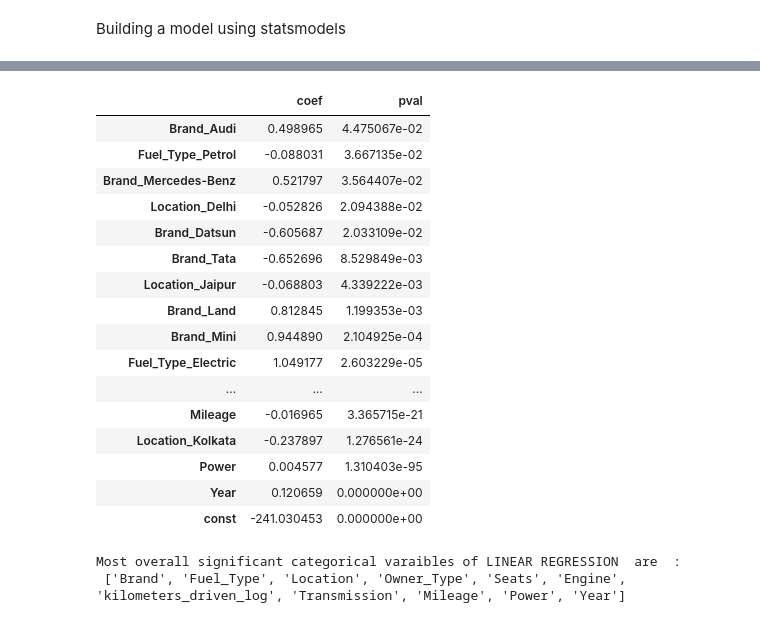
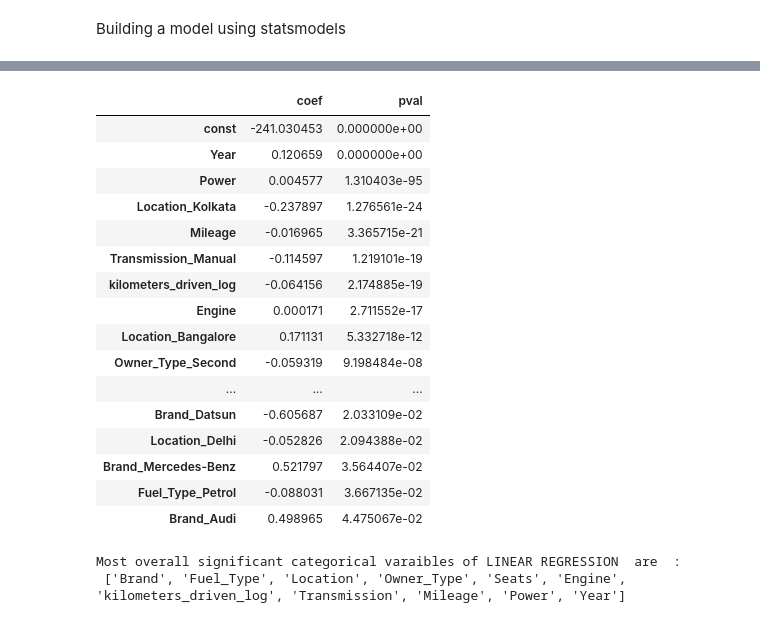
Before and after one commit to AndrewBorst/Data-Science-Portfolio, a Jupyter notebook: Capstone/Andrew_Borst_Milestone_2_Regression.ipynb, the cells around one changed output, grey strips where cells are left out. Cells and saved outputs as stored; diff of their text form; code cells hidden in the pictures.

Commit message:
Merged Milestones

```diff
--- a/Capstone/Andrew_Borst_Milestone_2_Regression.ipynb
+++ b/Capstone/Andrew_Borst_Milestone_2_Regression.ipynb
@@ -43,7 +43,7 @@ pd.set_option("display.max_columns", None)
 # pd.set_option('display.max_rows', None)
 pd.set_option("display.max_rows", 200)
 # %%
-cars_data = pd.read_csv("..\\..\\Public_Datasets\\used_cars_milestone_1.csv")
+cars_data = pd.read_csv("..\\Public_Datasets\\used_cars_milestone_1.csv")
 # %%
 # drop observations missing the dependent values
 cars_data.info()
@@ -233,28 +234,28 @@ strong multicollinearity or other numerical problems.
 olsmod = pd.DataFrame(olsmodel1.params, columns=['coef'])
 olsmod['pval']=olsmodel1.pvalues
 # %%
-# FIlter by significant p-value (pval <0.05) and sort descending by Odds ratio
-olsmod = olsmod.sort_values(by="pval", ascending=False)
+# Filter by significant p-value (pval <0.05)
+olsmod = olsmod.sort_values(by="pval", ascending=True)
 pval_filter = olsmod['pval']<=0.05
 olsmod[pval_filter]
 # %% [output]
 |  | coef | pval |
+| const | -241.030453 | 0.000000e+00 |
+| Year | 0.120659 | 0.000000e+00 |
+| Power | 0.004577 | 1.310403e-95 |
+| Location_Kolkata | -0.237897 | 1.276561e-24 |
+| Mileage | -0.016965 | 3.365715e-21 |
+| Transmission_Manual | -0.114597 | 1.219101e-19 |
+| kilometers_driven_log | -0.064156 | 2.174885e-19 |
+| Engine | 0.000171 | 2.711552e-17 |
+| Location_Bangalore | 0.171131 | 5.332718e-12 |
+| Owner_Type_Second | -0.059319 | 9.198484e-08 |
+| ... | ... | ... |
+| Brand_Datsun | -0.605687 | 2.033109e-02 |
+| Location_Delhi | -0.052826 | 2.094388e-02 |
+| Brand_Mercedes-Benz | 0.521797 | 3.564407e-02 |
+| Fuel_Type_Petrol | -0.088031 | 3.667135e-02 |
 | Brand_Audi | 0.498965 | 4.475067e-02 |
-| Fuel_Type_Petrol | -0.088031 | 3.667135e-02 |
-| Brand_Mercedes-Benz | 0.521797 | 3.564407e-02 |
-| Location_Delhi | -0.052826 | 2.094388e-02 |
-| Brand_Datsun | -0.605687 | 2.033109e-02 |
-| Brand_Tata | -0.652696 | 8.529849e-03 |
-| Location_Jaipur | -0.068803 | 4.339222e-03 |
-| Brand_Land | 0.812845 | 1.199353e-03 |
-| Brand_Mini | 0.944890 | 2.104925e-04 |
-| Fuel_Type_Electric | 1.049177 | 2.603229e-05 |
-| ... | ... | ... |
-| Mileage | -0.016965 | 3.365715e-21 |
-| Location_Kolkata | -0.237897 | 1.276561e-24 |
-| Power | 0.004577 | 1.310403e-95 |
-| Year | 0.120659 | 0.000000e+00 |
-| const | -241.030453 | 0.000000e+00 |
 # %%
 # we are looking are overall significant varaible
 pval_filter = olsmod['pval']<=0.05
```
Also changed, not shown: parts of 6 cells of this notebook, 1 other file.
